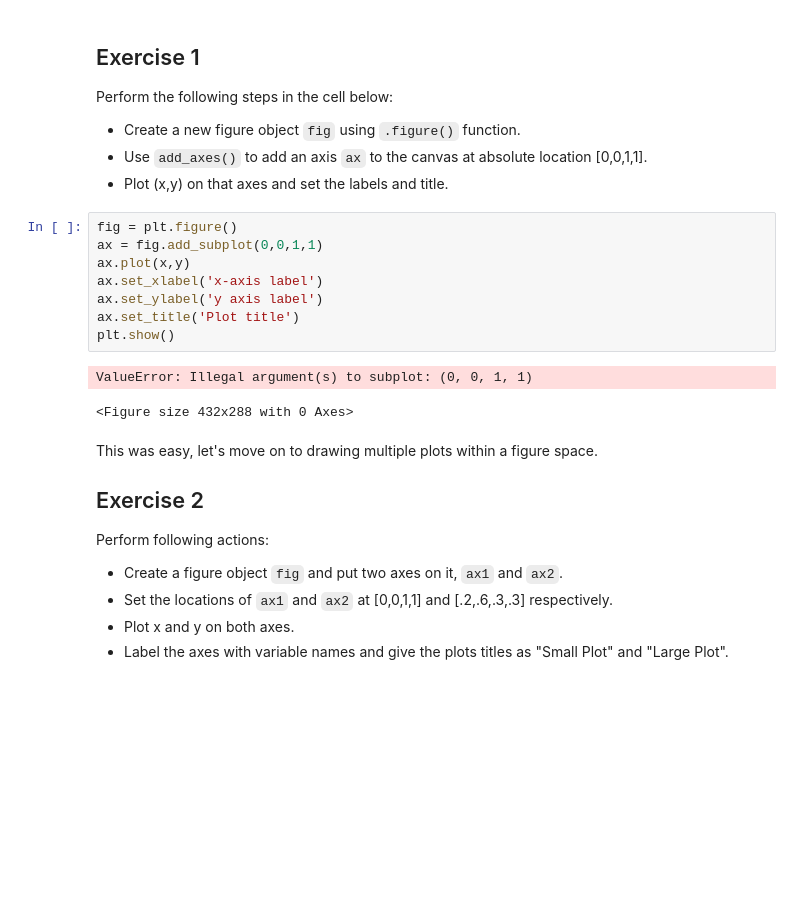
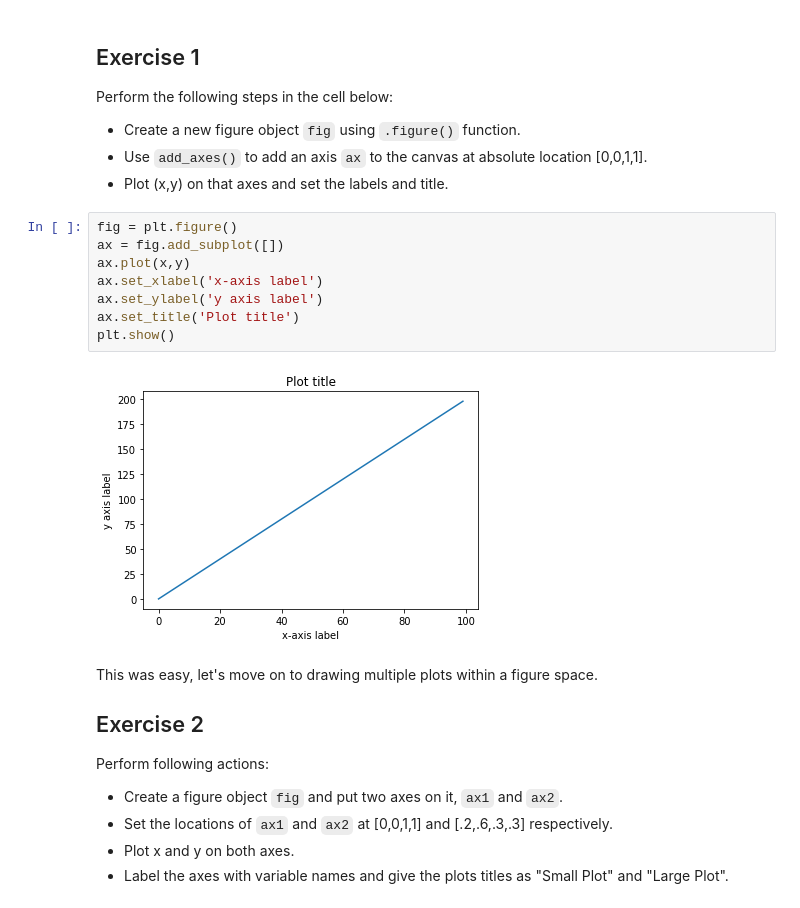
Before and after one commit to huntersapienza/dsc-1-03-13-customizing-visualizations-with-matplotlib-lab-online-ds-sp-000, a Jupyter notebook: index.ipynb, the cells around one changed output. Cells and saved outputs as stored; diff of their text form; blank space fills up the shorter version.

```diff
--- a/index.ipynb
+++ b/index.ipynb
@@ -63,15 +63,14 @@ Perform the following steps in the cell below:
 * Plot (x,y) on that axes and set the labels and title.
 # %%
 fig = plt.figure()
-ax = fig.add_subplot(0,0,1,1)
+ax = fig.add_subplot([])
 ax.plot(x,y)
 ax.set_xlabel('x-axis label')
 ax.set_ylabel('y axis label')
 ax.set_title('Plot title')
 plt.show()
 # %% [output]
-ValueError: Illegal argument(s) to subplot: (0, 0, 1, 1)
-<Figure size 432x288 with 0 Axes>
+[figure, added]
 # %% [markdown]
 This was easy, let's move on to drawing multiple plots within a figure space.
 
```
